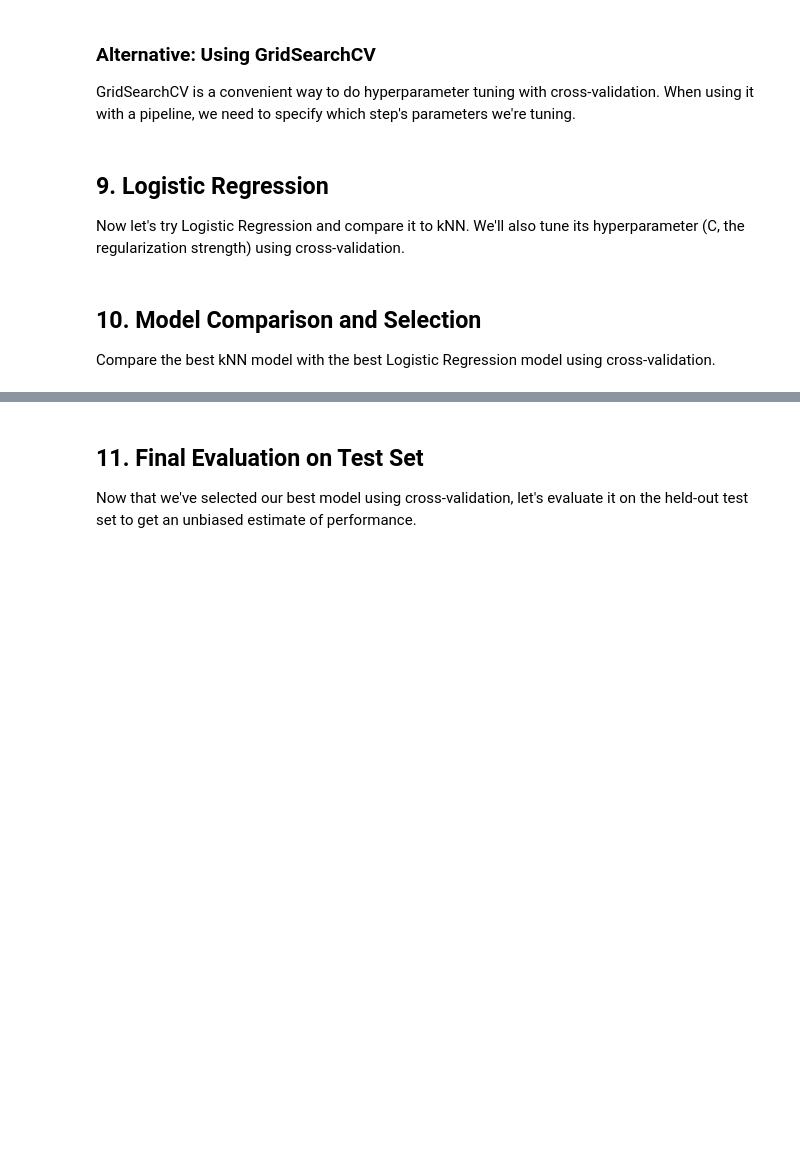
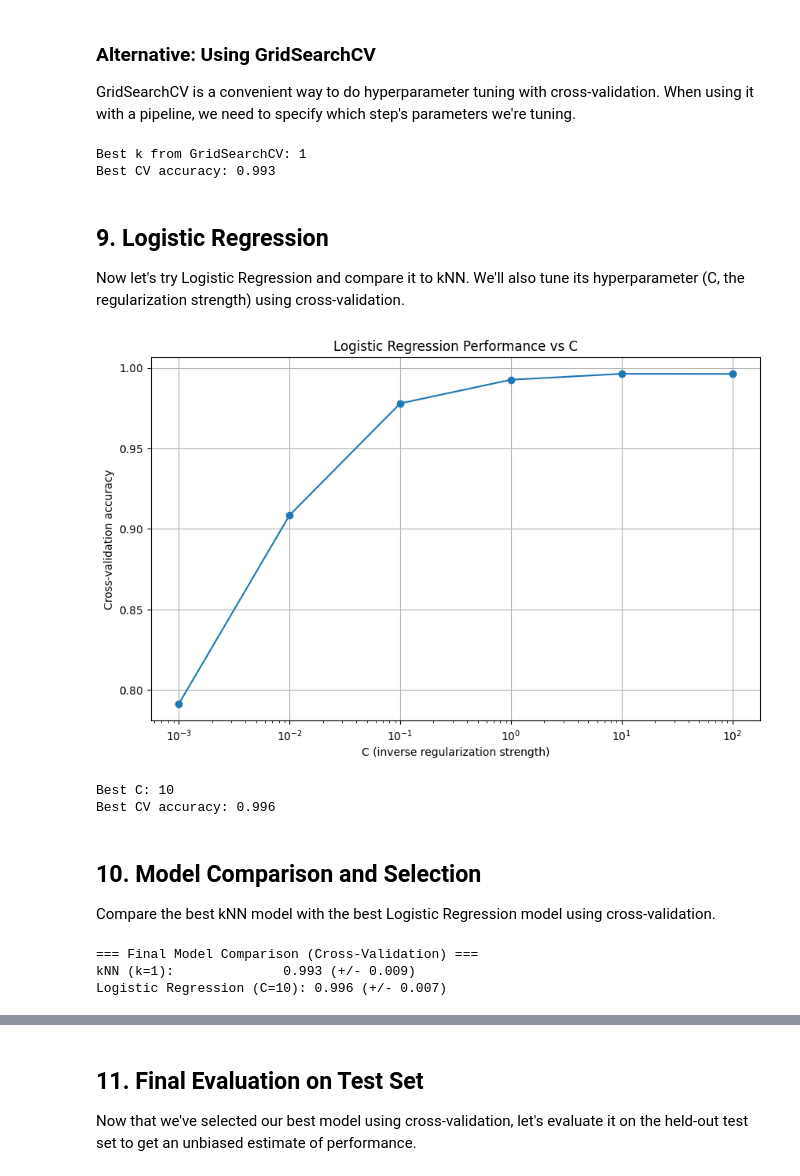
Before and after one commit to ArielCNunes/ML_Labs, a Jupyter notebook: lab-4/knn_lab.ipynb, the cells around one changed output, grey strips where cells are left out. Saved outputs shown, nothing was run; the diff lists cells and outputs as text; code cells hidden in the pictures; blank space fills up the shorter version.

```diff
--- a/lab-4/knn_lab.ipynb
+++ b/lab-4/knn_lab.ipynb
@@ -197,14 +274,17 @@ param_grid = {'kneighborsclassifier__n_neighbors': range(1, 21)}
 
 # Create GridSearchCV object
 # Your code here - use cv=5
-grid_search =
+grid_search = GridSearchCV(pipeline, param_grid, cv=5)
 
 # Fit on training data (pipeline handles scaling automatically)
 # Your code here
-
+grid_search.fit(X_train, y_train)
 
 print(f"Best k from GridSearchCV: {grid_search.best_params_['kneighborsclassifier__n_neighbors']}")
 print(f"Best CV accuracy: {grid_search.best_score_:.3f}")
+# %% [output]
+Best k from GridSearchCV: 1
+Best CV accuracy: 0.993
 # %% [markdown]
 ## 9. Logistic Regression
 
@@ -213,30 +293,34 @@ We'll also tune its hyperparameter (C, the regularization strength) using cross-
 # %%
 # Test different C values for Logistic Regression
 C_values = [0.001, 0.01, 0.1, 1, 10, 100]
 lr_scores = []
 
 for C in C_values:
     # Your code here - create a pipeline with StandardScaler and LogisticRegression
     # Use max_iter=1000 to ensure convergence
-    pipeline =
+    pipeline = make_pipeline(StandardScaler(), LogisticRegression(C=C, max_iter=1000))
     # Perform cross-validation
-    scores =
+    scores = cross_val_score(pipeline, X_train, y_train, cv=5)
     lr_scores.append(scores.mean())
 
 # Plot the results
 plt.figure(figsize=(10, 6))
 plt.semilogx(C_values, lr_scores, marker='o')
 plt.xlabel('C (inverse regularization strength)')
 plt.ylabel('Cross-validation accuracy')
 plt.title('Logistic Regression Performance vs C')
 plt.grid(True)
 plt.show()
 
 # Find the best C
 best_C = C_values[np.argmax(lr_scores)]
 best_lr_score = max(lr_scores)
 print(f"\nBest C: {best_C}")
 print(f"Best CV accuracy: {best_lr_score:.3f}")
+# %% [output]
+[figure, added]
+Best C: 10
+Best CV accuracy: 0.996
 # %% [markdown]
 ## 10. Model Comparison and Selection
 
@@ -244,17 +328,21 @@ Compare the best kNN model with the best Logistic Regression model using cross-v
 # %%
 # Create final models (pipelines) with best hyperparameters
 # Your code here
-final_knn =
-final_lr =
+final_knn = make_pipeline(StandardScaler(), KNeighborsClassifier(n_neighbors=best_k))
+final_lr = make_pipeline(StandardScaler(), LogisticRegression(C=best_C, max_iter=1000))
 
 # Evaluate both with cross-validation
 # Your code here
-knn_cv_scores =
-lr_cv_scores =
+knn_cv_scores = cross_val_score(final_knn, X_train, y_train, cv=5)
+lr_cv_scores = cross_val_score(final_lr, X_train, y_train, cv=5)
 
 print("=== Final Model Comparison (Cross-Validation) ===")
 print(f"kNN (k={best_k}):              {knn_cv_scores.mean():.3f} (+/- {knn_cv_scores.std():.3f})")
 print(f"Logistic Regression (C={best_C}): {lr_cv_scores.mean():.3f} (+/- {lr_cv_scores.std():.3f})")
+# %% [output]
+=== Final Model Comparison (Cross-Validation) ===
+kNN (k=1):              0.993 (+/- 0.009)
+Logistic Regression (C=10): 0.996 (+/- 0.007)
 # %%
 # Visualize the comparison
 plt.figure(figsize=(10, 6))
```
Also changed, not shown: parts of 18 cells of this notebook, 1 other file.
